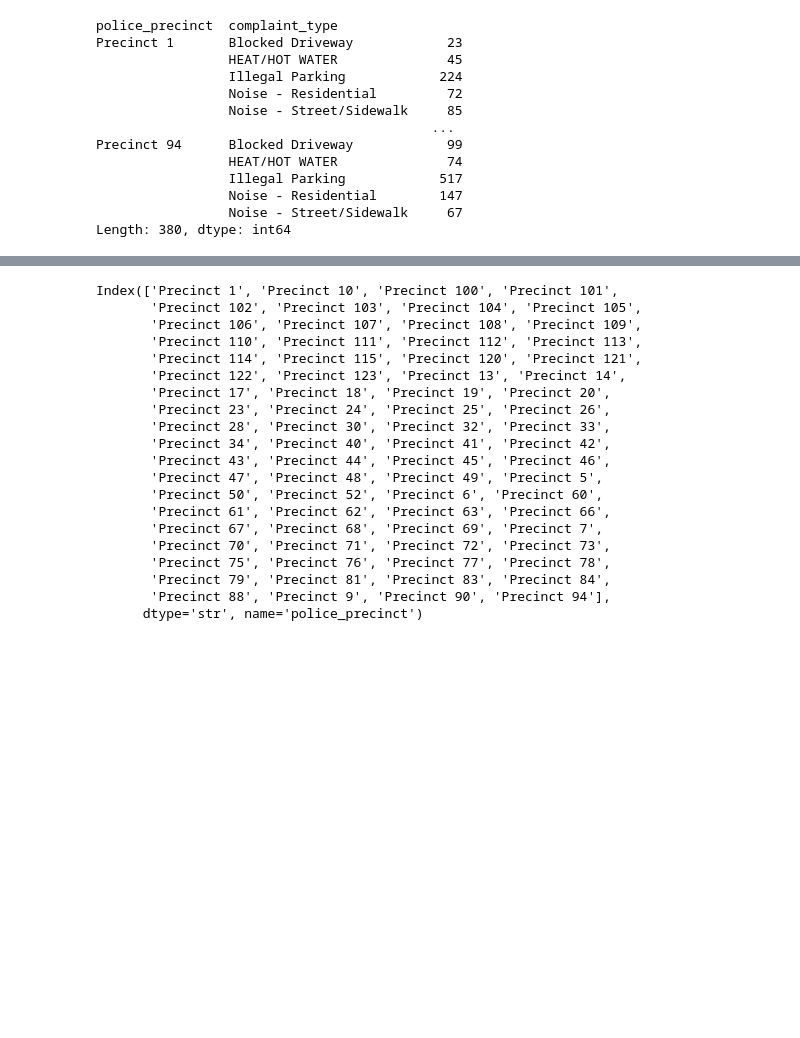
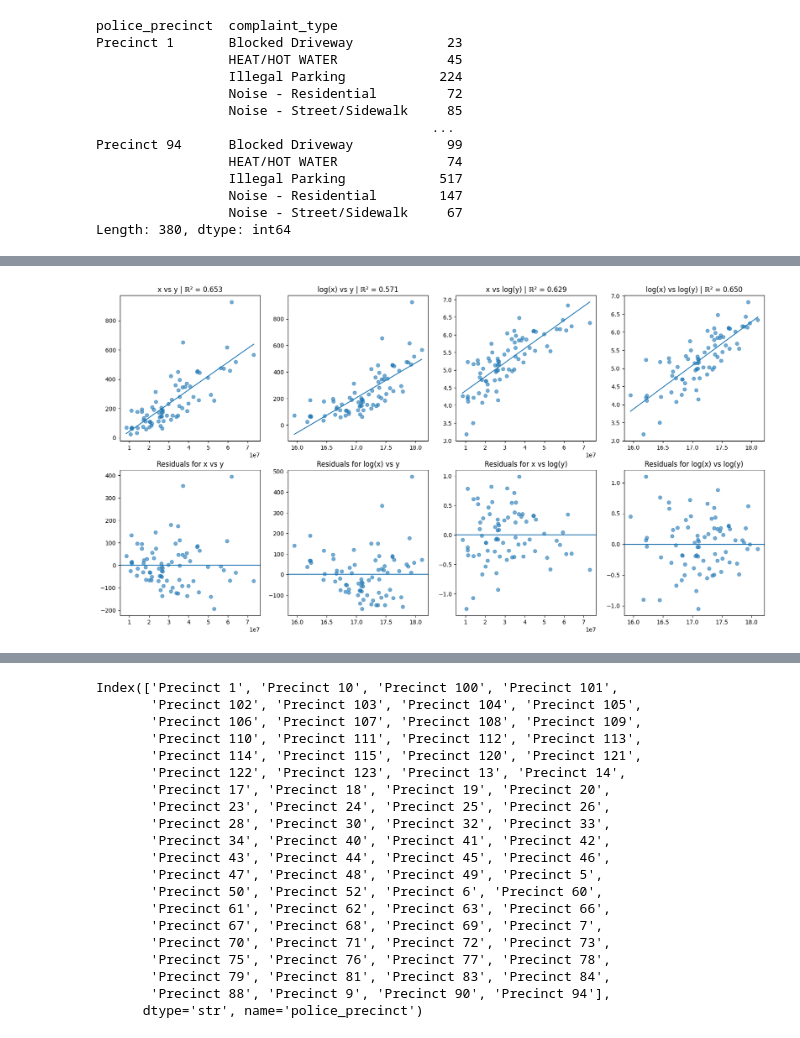
Before and after one commit to Showmemypath/ml-model-implementations-planned-, a Jupyter notebook: Projects/Project_2.ipynb, the cells around one changed output, grey strips where cells are left out. Saved outputs shown, nothing was run; the diff lists cells and outputs as text; code cells hidden in the pictures; blank space fills up the shorter version.

```diff
--- a/Projects/Project_2.ipynb
+++ b/Projects/Project_2.ipynb
@@ -1600,0 +1603,19 @@ fit_and_plot(axes[3], np.log(x), np.log(y), "log(x) vs log(y)")
+# %%
+x,y = final_sum('Noise - Residential',df)
+n_cols = 4
+n_rows = 2
+
+fig, axes = plt.subplots(n_rows, n_cols, figsize=(20, 10))
+axes = axes.flatten()
+
+fit_and_plot1(axes[0], x, y, "x vs y")
+fit_and_plot1(axes[1], np.log(x), y, "log(x) vs y")
+fit_and_plot1(axes[2], x,np.log(y), "x vs log(y)")
+fit_and_plot1(axes[3], np.log(x), np.log(y), "log(x) vs log(y)")
+
+fit_and_plot2(axes[4], x, y, "x vs y")
+fit_and_plot2(axes[5], np.log(x), y, "log(x) vs y")
+fit_and_plot2(axes[6], x,np.log(y), "x vs log(y)")
+fit_and_plot2(axes[7], np.log(x), np.log(y), "log(x) vs log(y)")
+# %% [output]
+[figure, added]
```
Also changed, not shown: parts of 8 cells of this notebook.
